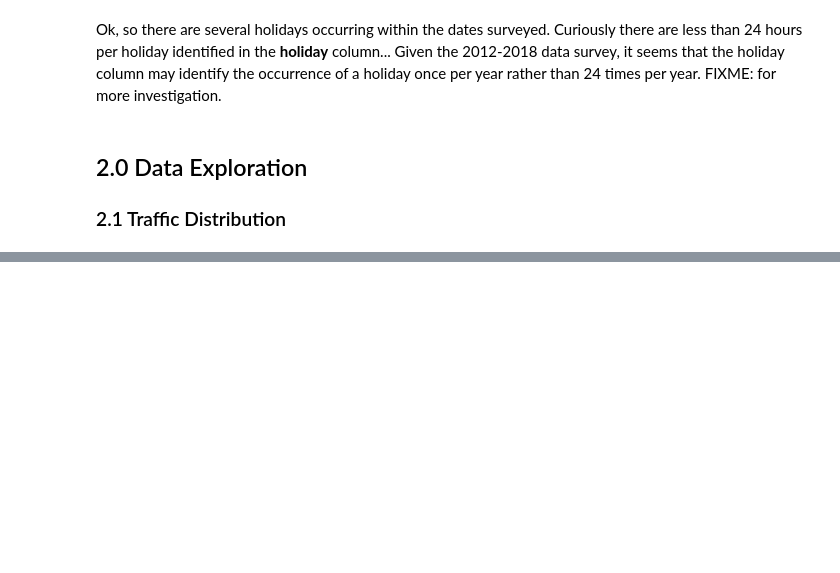
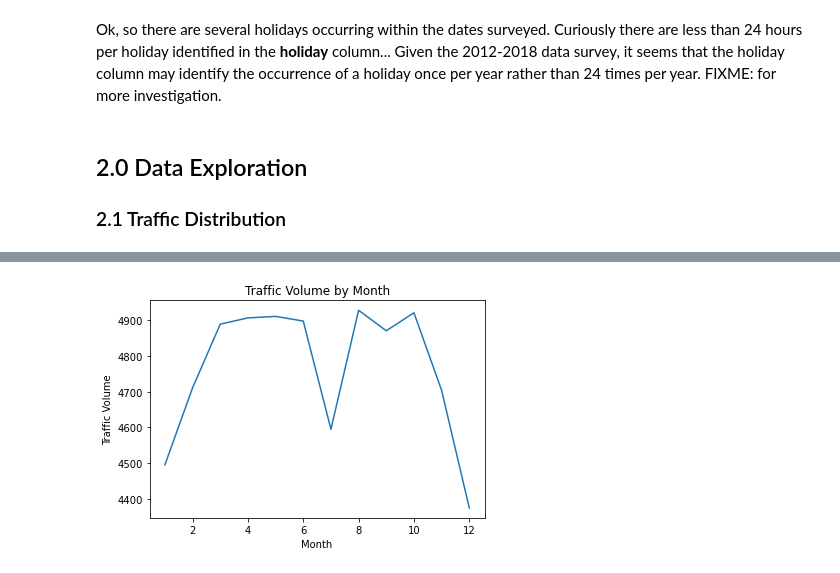
Before and after one commit to sfreema/LearningProjects, a Jupyter notebook: Finding_Heavy_Traffic_Indicators_on_I-94/traffic_indicators.ipynb, the cells around one changed output, grey strips where cells are left out. Saved outputs shown, nothing was run; the diff lists cells and outputs as text; code cells hidden in the pictures; blank space fills up the shorter version.

```diff
--- a/Finding_Heavy_Traffic_Indicators_on_I-94/traffic_indicators.ipynb
+++ b/Finding_Heavy_Traffic_Indicators_on_I-94/traffic_indicators.ipynb
@@ -112,0 +187,4 @@ Now
+# %%
+day_time['month'] = day_time['date_time'].dt.month
+by_month = day_time.groupby('month').mean()
+by_month['traffic_volume']
@@ -112,0 +211,8 @@ Now
+# %%
+plt.plot(by_month['traffic_volume'])
+plt.xlabel('Month')
+plt.ylabel('Traffic Volume')
+plt.title('Traffic Volume by Month')
+plt.show()
+# %% [output]
+[figure, added]
```
Also changed, not shown: parts of 22 cells of this notebook.
